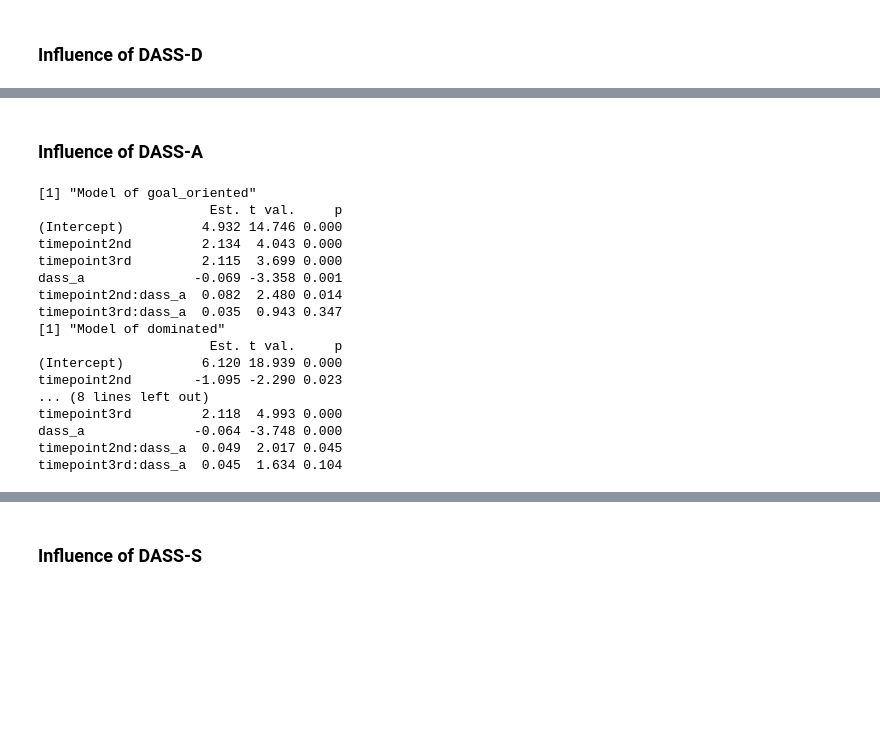
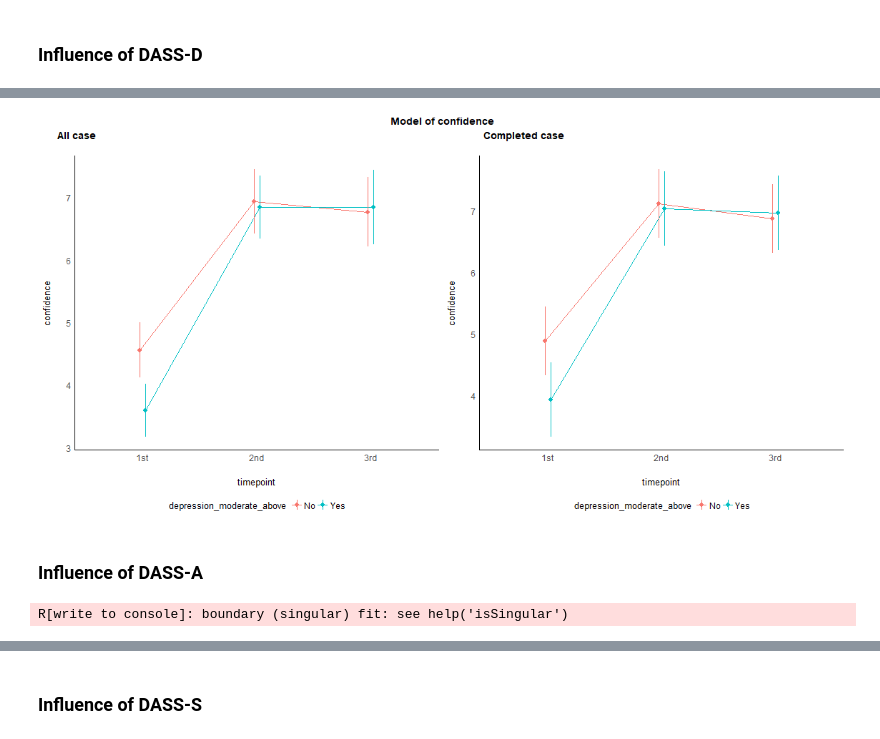
Before and after one commit to chankalong/sst, a Jupyter notebook: sst_analysis.ipynb, the cells around one changed output, grey strips where cells are left out. Cells and saved outputs as stored; diff of their text form; code cells hidden in the pictures; blank space fills up the shorter version.

```diff
--- a/sst_analysis.ipynb
+++ b/sst_analysis.ipynb
@@ -232,0 +362,20 @@ plt_model_confidence_dass_d
+# %%
+%%R -i sst_data_r -o model_goal_dass_d_yes_all_result -o model_dominated_dass_d_yes_all_result -o model_confidence_dass_d_yes_all_result -i sst_data_r_completed -o model_goal_dass_d_yes_completed_result -o model_dominated_dass_d_yes_completed_result -o model_confidence_dass_d_yes_completed_result
+
+# All
+model_goal_dass_d_yes_all = lmerTest::lmer("goal_oriented ~ 1 + timepoint + depression_moderate_above + timepoint * depression_moderate_above + (1 | email)", data=sst_data_r)
+model_dominated_dass_d_yes_all = lmerTest::lmer("dominated ~ 1 + timepoint + depression_moderate_above + timepoint * depression_moderate_above + (1 | email)", data=sst_data_r)
+model_confidence_dass_d_yes_all = lmerTest::lmer("confidence ~ 1 + timepoint + depression_moderate_above + timepoint * depression_moderate_above + (1 | email)", data=sst_data_r)
+
+model_goal_dass_d_yes_all_result = summ(model_goal_dass_d_yes_all)$coeftable %>% round(3) %>% as.data.frame() %>% select(-S.E., -d.f.)
+model_dominated_dass_d_yes_all_result = summ(model_dominated_dass_d_yes_all)$coeftable %>% round(3) %>% as.data.frame() %>% select(-S.E., -d.f.)
+model_confidence_dass_d_yes_all_result = summ(model_confidence_dass_d_yes_all)$coeftable %>% round(3) %>% as.data.frame() %>% select(-S.E., -d.f.)
+
+# Completed
+model_goal_dass_d_yes_completed = lmerTest::lmer("goal_oriented ~ 1 + timepoint + depression_moderate_above + timepoint * depression_moderate_above + (1 | email)", data=sst_data_r_completed)
+model_dominated_dass_d_yes_completed = lmerTest::lmer("dominated ~ 1 + timepoint + depression_moderate_above + timepoint * depression_moderate_above + (1 | email)", data=sst_data_r_completed)
+model_confidence_dass_d_yes_completed = lmerTest::lmer("confidence ~ 1 + timepoint + depression_moderate_above + timepoint * depression_moderate_above + (1 | email)", data=sst_data_r_completed)
+
+model_goal_dass_d_yes_completed_result = summ(model_goal_dass_d_yes_completed)$coeftable %>% round(3) %>% as.data.frame() %>% select(-S.E., -d.f.)
+model_dominated_dass_d_yes_completed_result = summ(model_dominated_dass_d_yes_completed)$coeftable %>% round(3) %>% as.data.frame() %>% select(-S.E., -d.f.)
+model_confidence_dass_d_yes_completed_result = summ(model_confidence_dass_d_yes_completed)$coeftable %>% round(3) %>% as.data.frame() %>% select(-S.E., -d.f.)
@@ -233,37 +426,39 @@ plt_model_confidence_dass_d
+# %%
+%%R -i sst_data_r -i sst_data_r_completed -w 40 -h 20 --units cm
+plt_model_confidence_dass_d_yes_all <- plot(estimate_means(model_confidence_dass_d_yes_all, at = c("timepoint", "depression_moderate_above"))) + theme_modern(legend.position = "bottom") + ggtitle("")
+plt_model_confidence_dass_d_yes_all$layers[[1]] <- NULL
+#plt_model_goal_dass_d_all
+
+plt_model_confidence_dass_d_yes_completed <- plot(estimate_means(model_confidence_dass_d_yes_completed, at = c("timepoint", "depression_moderate_above"))) + theme_modern(legend.position = "bottom") + ggtitle("")
+plt_model_confidence_dass_d_yes_completed$layers[[1]] <- NULL
+#plt_model_goal_dass_d_completed
+
+ggarrange(plt_model_confidence_dass_d_yes_all, plt_model_confidence_dass_d_yes_completed,
+                    labels = c("All case", "Completed case"),
+                    ncol = 2, nrow = 1) %>% annotate_figure(top = text_grob("Model of confidence", face = "bold", size = 14))
+# %% [output]
+[figure, added]
 # %% [markdown]
 ### Influence of DASS-A
 # %%
-%%R -i sst_data_r
+%%R -i sst_data_r -o model_goal_dass_a_all_result -o model_dominated_dass_a_all_result -o model_confidence_dass_a_all_result -i sst_data_r_completed -o model_goal_dass_a_completed_result -o model_dominated_dass_a_completed_result -o model_confidence_dass_a_completed_result
 
-model_goal_dass_a = lmerTest::lmer("goal_oriented ~ 1 + timepoint + dass_a + timepoint * dass_a + (1 | email)", data=sst_data_r)
-model_dominated_dass_a = lmerTest::lmer("dominated ~ 1 + timepoint + dass_a + timepoint * dass_a + (1 | email)", data=sst_data_r)
-model_confidence_dass_a = lmerTest::lmer("confidence ~ 1 + timepoint + dass_a + timepoint * dass_a + (1 | email)", data=sst_data_r)
+# All
+model_goal_dass_a_all = lmerTest::lmer("goal_oriented ~ 1 + timepoint + dass_a + timepoint * dass_a + (1 | email)", data=sst_data_r)
+model_dominated_dass_a_all = lmerTest::lmer("dominated ~ 1 + timepoint + dass_a + timepoint * dass_a + (1 | email)", data=sst_data_r)
+model_confidence_dass_a_all = lmerTest::lmer("confidence ~ 1 + timepoint + dass_a + timepoint * dass_a + (1 | email)", data=sst_data_r)
 
-print("Model of goal_oriented")
-summ(model_goal_dass_a)$coeftable %>% round(3) %>% as.data.frame() %>% select(-S.E., -d.f.) %>% print()
+model_goal_dass_a_all_result = summ(model_goal_dass_a_all)$coeftable %>% round(3) %>% as.data.frame() %>% select(-S.E., -d.f.)
+model_dominated_dass_a_all_result = summ(model_dominated_dass_a_all)$coeftable %>% round(3) %>% as.data.frame() %>% select(-S.E., -d.f.)
+model_confidence_dass_a_all_result = summ(model_confidence_dass_a_all)$coeftable %>% round(3) %>% as.data.frame() %>% select(-S.E., -d.f.)
 
+# Completed
+model_goal_dass_a_completed = lmerTest::lmer("goal_oriented ~ 1 + timepoint + dass_a + timepoint * dass_a + (1 | email)", data=sst_data_r_completed)
+model_dominated_dass_a_completed = lmerTest::lmer("dominated ~ 1 + timepoint + dass_a + timepoint * dass_a + (1 | email)", data=sst_data_r_completed)
+model_confidence_dass_a_completed = lmerTest::lmer("confidence ~ 1 + timepoint + dass_a + timepoint * dass_a + (1 | email)", data=sst_data_r_completed)
 
-print("Model of dominated")
-summ(model_dominated_dass_a)$coeftable %>% round(3) %>% as.data.frame() %>% select(-S.E., -d.f.) %>% print()
-
-
-print("Model of confidence")
-summ(model_confidence_dass_a)$coeftable %>% round(3) %>% as.data.frame() %>% select(-S.E., -d.f.) %>% print()
+model_goal_dass_a_completed_result = summ(model_goal_dass_a_completed)$coeftable %>% round(3) %>% as.data.frame() %>% select(-S.E., -d.f.)
+model_dominated_dass_a_completed_result = summ(model_dominated_dass_a_completed)$coeftable %>% round(3) %>% as.data.frame() %>% select(-S.E., -d.f.)
+model_confidence_dass_a_completed_result = summ(model_confidence_dass_a_completed)$coeftable %>% round(3) %>% as.data.frame() %>% select(-S.E., -d.f.)
 # %% [output]
-[1] "Model of goal_oriented"
-                      Est. t val.     p
-(Intercept)          4.932 14.746 0.000
-timepoint2nd         2.134  4.043 0.000
-timepoint3rd         2.115  3.699 0.000
-dass_a              -0.069 -3.358 0.001
-timepoint2nd:dass_a  0.082  2.480 0.014
-timepoint3rd:dass_a  0.035  0.943 0.347
-[1] "Model of dominated"
-                      Est. t val.     p
-(Intercept)          6.120 18.939 0.000
-timepoint2nd        -1.095 -2.290 0.023
-... (8 lines left out)
-timepoint3rd         2.118  4.993 0.000
-dass_a              -0.064 -3.748 0.000
-timepoint2nd:dass_a  0.049  2.017 0.045
-timepoint3rd:dass_a  0.045  1.634 0.104
+R[write to console]: boundary (singular) fit: see help('isSingular')
```
Also changed, not shown: parts of 63 cells of this notebook.
